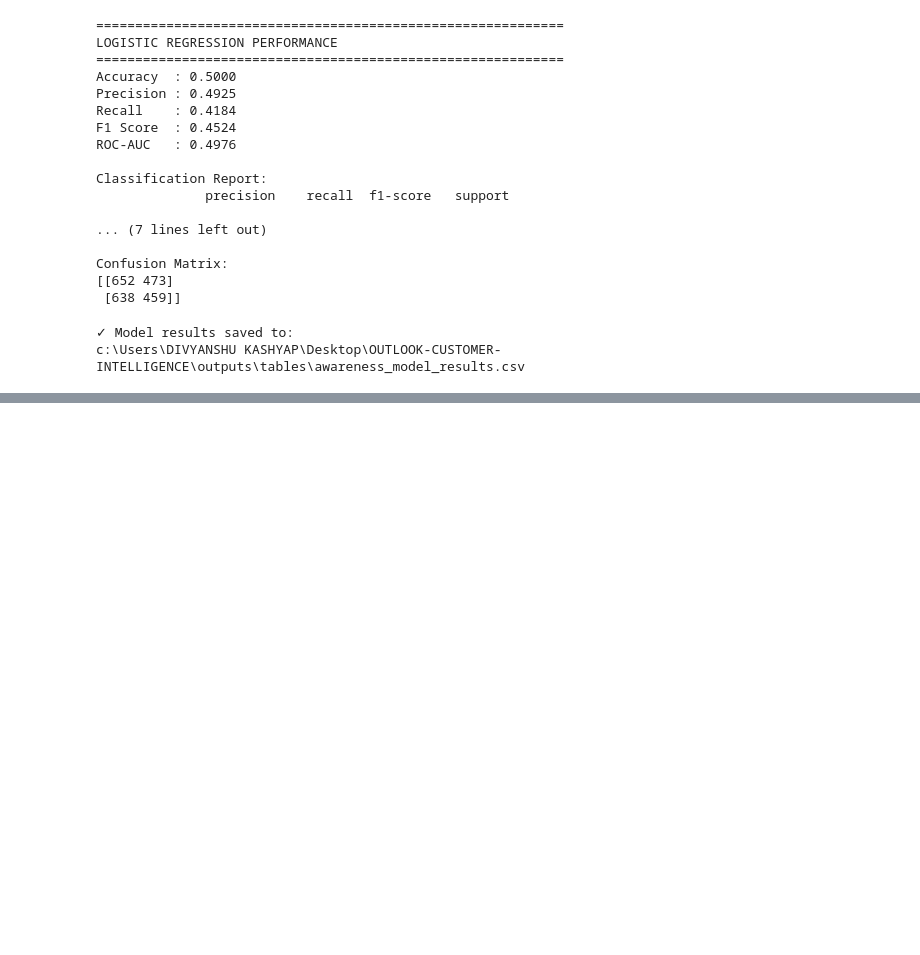
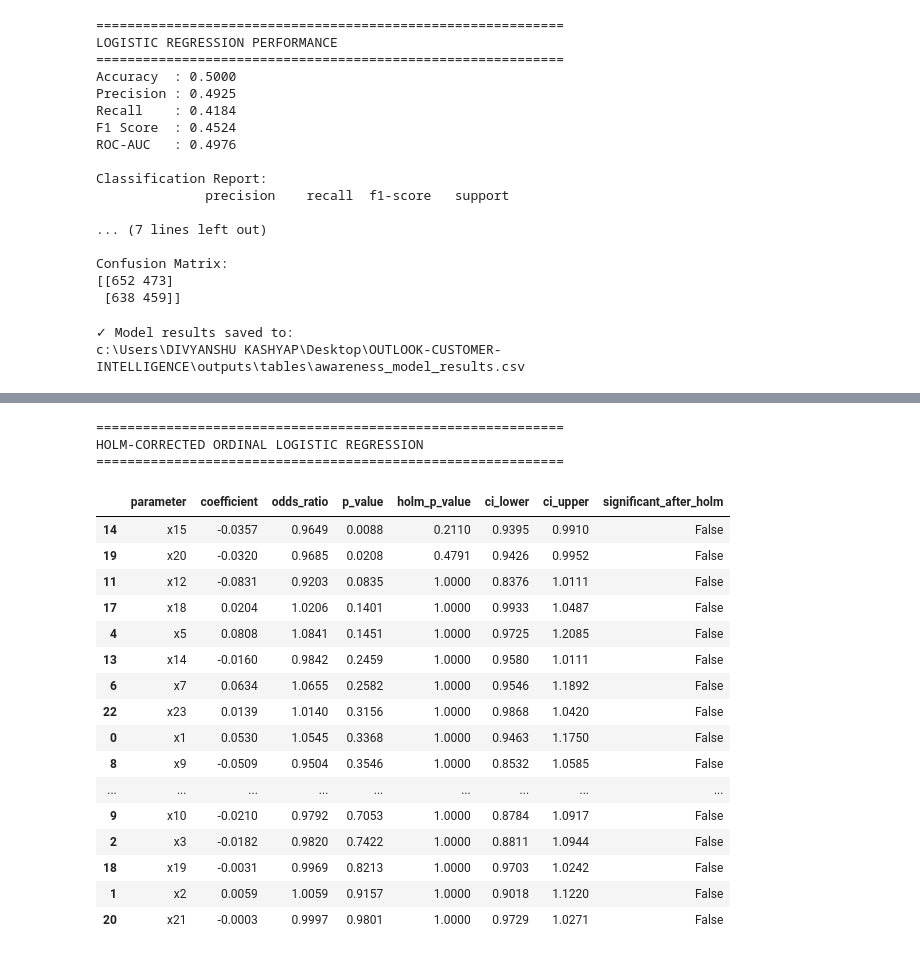
Before and after one commit to Divyanshukash/outlook-customer-intelligence, a Jupyter notebook: notebooks/05_awareness_model.ipynb, the cells around one changed output, grey strips where cells are left out. Cells and saved outputs as stored; diff of their text form; code cells hidden in the pictures; blank space fills up the shorter version.

```diff
--- a/notebooks/05_awareness_model.ipynb
+++ b/notebooks/05_awareness_model.ipynb
@@ -429,0 +1930,62 @@ c:\Users\DIVYANSHU KASHYAP\Desktop\OUTLOOK-CUSTOMER-INTELLIGENCE\outputs\tables\
+# %%
+# ---------------------------------------------------------
+# STAGE 10I: HOLM MULTIPLE-TESTING CORRECTION
+# ---------------------------------------------------------
+
+from statsmodels.stats.multitest import multipletests
+
+p_values = ordinal_predictor_table["p_value"]
+
+reject, corrected_p, _, _ = multipletests(
+    p_values,
+    alpha=0.05,
+    method="holm"
+)
+
+ordinal_predictor_table["holm_p_value"] = corrected_p
+ordinal_predictor_table["significant_after_holm"] = reject
+
+# Sort by corrected p-value
+ordinal_predictor_table = ordinal_predictor_table.sort_values(
+    "holm_p_value"
+)
+
+print("=" * 60)
+print("HOLM-CORRECTED ORDINAL LOGISTIC REGRESSION")
+print("=" * 60)
+
+display(
+    ordinal_predictor_table[
+        [
+            "parameter",
+            "coefficient",
+            "odds_ratio",
+            "p_value",
+            "holm_p_value",
+            "ci_lower",
+            "ci_upper",
+            "significant_after_holm"
+        ]
+    ].round(4)
+)
+# %% [output]
+============================================================
+HOLM-CORRECTED ORDINAL LOGISTIC REGRESSION
+============================================================
+|  | parameter | coefficient | odds_ratio | p_value | holm_p_value | ci_lower | ci_upper | significant_after_holm |
+| 14 | x15 | -0.0357 | 0.9649 | 0.0088 | 0.2110 | 0.9395 | 0.9910 | False |
+| 19 | x20 | -0.0320 | 0.9685 | 0.0208 | 0.4791 | 0.9426 | 0.9952 | False |
+| 11 | x12 | -0.0831 | 0.9203 | 0.0835 | 1.0000 | 0.8376 | 1.0111 | False |
+| 17 | x18 | 0.0204 | 1.0206 | 0.1401 | 1.0000 | 0.9933 | 1.0487 | False |
+| 4 | x5 | 0.0808 | 1.0841 | 0.1451 | 1.0000 | 0.9725 | 1.2085 | False |
+| 13 | x14 | -0.0160 | 0.9842 | 0.2459 | 1.0000 | 0.9580 | 1.0111 | False |
+| 6 | x7 | 0.0634 | 1.0655 | 0.2582 | 1.0000 | 0.9546 | 1.1892 | False |
+| 22 | x23 | 0.0139 | 1.0140 | 0.3156 | 1.0000 | 0.9868 | 1.0420 | False |
+| 0 | x1 | 0.0530 | 1.0545 | 0.3368 | 1.0000 | 0.9463 | 1.1750 | False |
+| 8 | x9 | -0.0509 | 0.9504 | 0.3546 | 1.0000 | 0.8532 | 1.0585 | False |
+| ... | ... | ... | ... | ... | ... | ... | ... | ... |
+| 9 | x10 | -0.0210 | 0.9792 | 0.7053 | 1.0000 | 0.8784 | 1.0917 | False |
+| 2 | x3 | -0.0182 | 0.9820 | 0.7422 | 1.0000 | 0.8811 | 1.0944 | False |
+| 18 | x19 | -0.0031 | 0.9969 | 0.8213 | 1.0000 | 0.9703 | 1.0242 | False |
+| 1 | x2 | 0.0059 | 1.0059 | 0.9157 | 1.0000 | 0.9018 | 1.1220 | False |
+| 20 | x21 | -0.0003 | 0.9997 | 0.9801 | 1.0000 | 0.9729 | 1.0271 | False |
```
Also changed, not shown: parts of 36 cells of this notebook, 3 other files.
